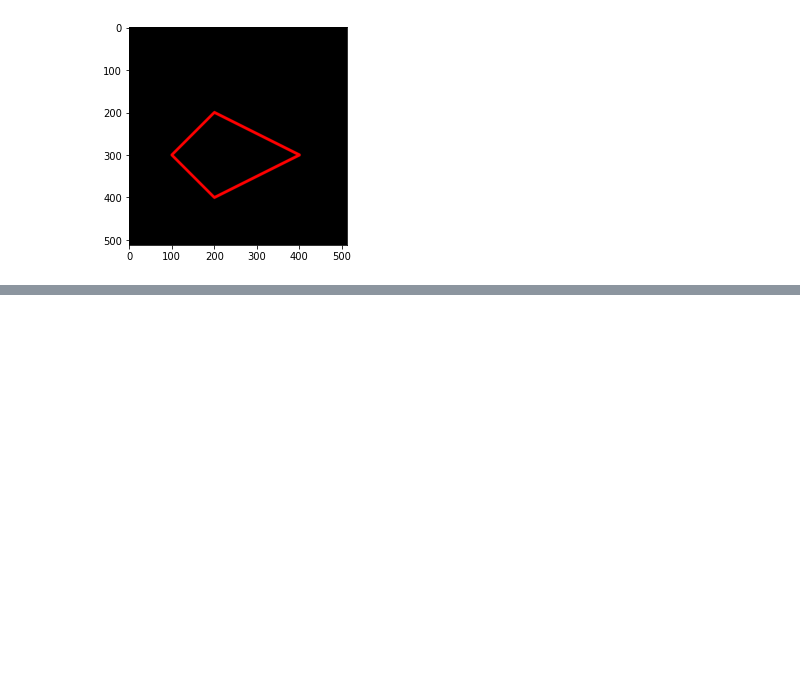
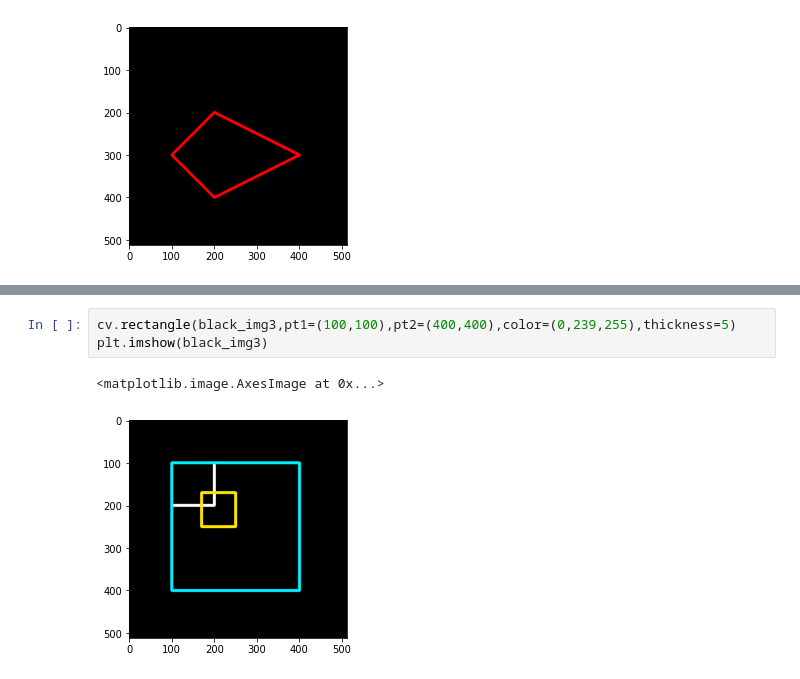
Before and after one commit to hhidayatinc/PCVK_Martikulasi_2022, a Jupyter notebook: Week2.ipynb, the cells around one changed output, grey strips where cells are left out. Saved outputs shown, nothing was run; the diff lists cells and outputs as text; blank space fills up the shorter version.

```diff
--- a/Week2.ipynb
+++ b/Week2.ipynb
@@ -110,0 +129,6 @@ plt.imshow(black_img2)
+# %%
+cv.rectangle(black_img3,pt1=(100,100),pt2=(400,400),color=(0,239,255),thickness=5)
+plt.imshow(black_img3)
+# %% [output]
+<matplotlib.image.AxesImage at 0x...>
+[figure, added]
```
Also changed, not shown: parts of 9 cells of this notebook.
